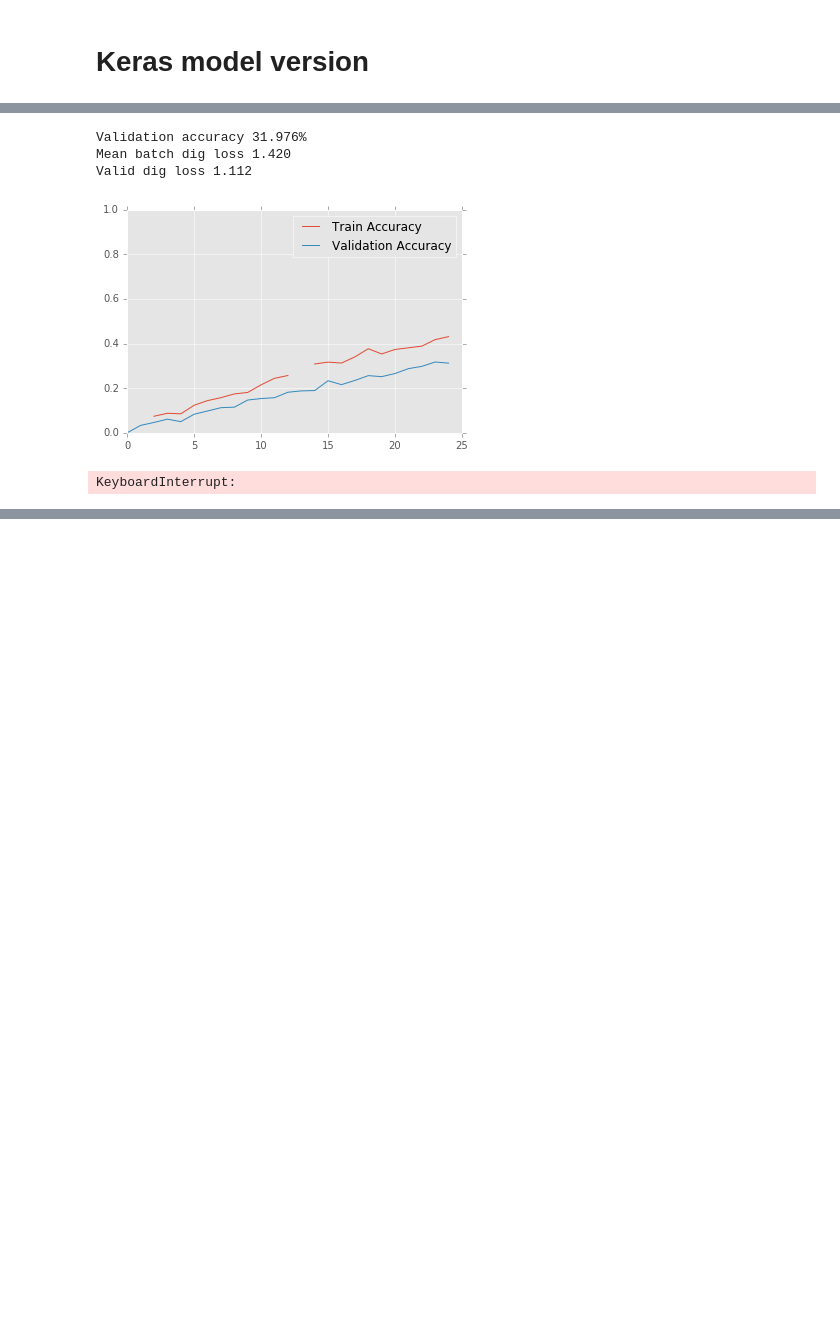
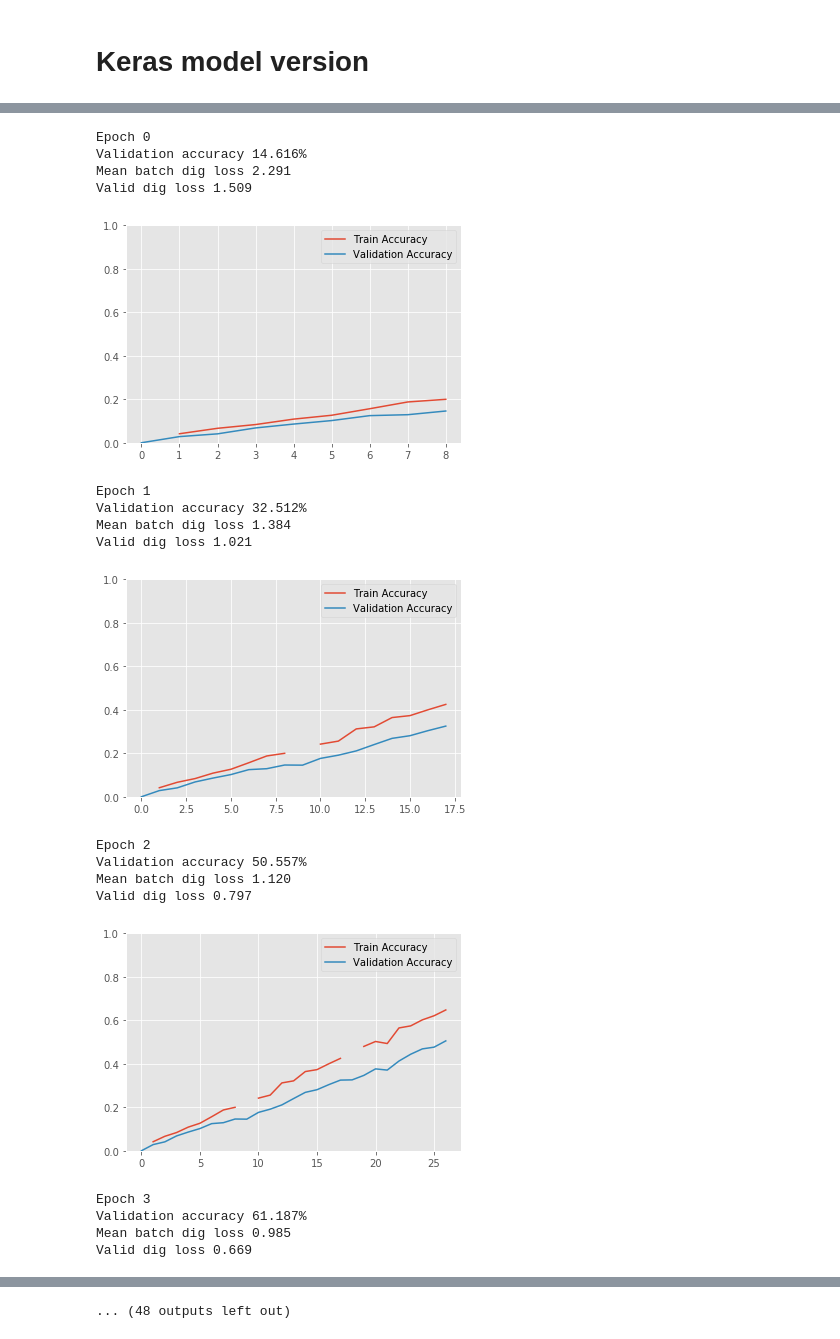
Before and after one commit to idelbrid/SVHN_DeepLearning, a Jupyter notebook: Testing Models on MNIST Synthetic Dataset - No Char Repr.ipynb, the cells around one changed output, grey strips where cells are left out. Saved outputs shown, nothing was run; the diff lists cells and outputs as text; code cells hidden in the pictures; blank space fills up the shorter version.

Commit message:
Testing higher complexity models modeled after vgg for blank char representation

```diff
--- a/Testing Models on MNIST Synthetic Dataset - No Char Repr.ipynb
+++ b/Testing Models on MNIST Synthetic Dataset - No Char Repr.ipynb
@@ -301,23 +304,24 @@ conv1 = Conv2D(5, (3, 3), strides=(1, 1), padding='same', activation='relu')(in0
 conv2 = Conv2D(5, (1, 1), strides=(1, 1), padding='same', activation='relu')(conv1)
 max3 = MaxPooling2D((2, 2), (2, 2), padding='same')(conv2)
 conv4 = Conv2D(15, (3, 3), strides=(1, 1), padding='same', activation='relu')(max3)
-conv5 = Conv2D(7, (1, 1), strides=(1, 1), padding='same', activation='relu')(conv4)
+conv5 = Conv2D(30, (1, 1), strides=(1, 1), padding='same', activation='relu')(conv4)
 max6 = MaxPooling2D((2, 2), (2, 2), padding='same')(conv5)
-conv7 = Conv2D(4, (2, 4), strides=(1, 1), padding='same', activation='relu')(max6)
-resh7 = Reshape([980])(conv7)
-dens8 = Dense(400, activation='relu', kernel_regularizer=l2(0.003))(resh7)
-dens8 = Dropout(0.75)(dens8)
+conv7 = Conv2D(15, (3, 3), strides=(1, 1), padding='same', activation='relu')(max6)
+max8 = MaxPooling2D((2, 2), (2, 2), padding='same')(conv7)
+resh8 = Reshape([-1])(max8)
+dens9 = Dense(400, activation='relu', kernel_regularizer=l2(0.003))(resh8)
+dens9 = Dropout(0.7)(dens9)
 
-dig_9 = Dense(5*11, activation='linear', kernel_regularizer=l2(0.001))(dens8)
-resh9 = Reshape([5, 11])(dig_9)
-softmax9 = Activation('softmax')(resh9)
+dig_10 = Dense(5*11, activation='linear', kernel_regularizer=l2(0.001))(dens9)
+resh10 = Reshape([5, 11])(dig_10)
+softmax10 = Activation('softmax')(resh10)
 
-model = Model(in0, outputs=[softmax9])
+model = Model(in0, outputs=[softmax10])
 opt = Adam(0.001)
 model.compile(optimizer=opt, loss='categorical_crossentropy')
 # %%
 n_epochs = 30
-batch_size = 20
+batch_size = 30
 steps_per_epoch = 250000
 compare_every = 60
 t_dig_losses, v_dig_losses = [], []
@@ -346,36 +330,52 @@ def capture_performance2():
 np.random.seed(123456)
 for ep in range(n_epochs):
     idx = np.arange(len(train_x))
     np.random.shuffle(idx) # shuffling the data each epoch
     train_x = train_x[idx]
     train_y = train_y[idx]
     ep_dig_losses = []
     for batch_idx in range(min(len(train_x)//batch_size, steps_per_epoch)):
         batch_x = train_x[batch_size*batch_idx:(batch_size*(batch_idx+1))].reshape(-1, 28, 140, 1)
         batch_y = train_y[batch_size*batch_idx:(batch_size*(batch_idx+1))]
         total_loss = model.train_on_batch(batch_x, batch_y)
 
         ep_dig_losses.append(total_loss)
         if (batch_idx) % compare_every == 0:
             capture_performance2()
 
+    capture_performance2()
+
     v_dig_proba = model.predict(valid_x)
-    v_dig_loss = model.evaluate(valid_x, valid_y)
+    v_dig_loss = model.evaluate(valid_x, valid_y, verbose=0)
     print("Epoch {}".format(ep))
 #     print(v_acc)
     print("Validation accuracy {:<2.3%}".format(accuracy(valid_y, v_dig_proba)))
 
     print("Mean batch dig loss {:<2.3f}".format(np.mean(ep_dig_losses)))
     print("Valid dig loss {:<2.3f}".format(np.mean(v_dig_loss)))
 
     plt.plot(t_acc, label='Train Accuracy')
     plt.plot(v_acc, label='Validation Accuracy')
     plt.ylim((0, 1))
     plt.legend()
     plt.show()
 # %% [output]
-Validation accuracy 31.976%
-Mean batch dig loss 1.420
-Valid dig loss 1.112
+Epoch 0
+Validation accuracy 14.616%
+Mean batch dig loss 2.291
+Valid dig loss 1.509
-[figure, old version]
+[figure, new version]
-KeyboardInterrupt:
+Epoch 1
+Validation accuracy 32.512%
+Mean batch dig loss 1.384
+Valid dig loss 1.021
+[figure, added]
+Epoch 2
+Validation accuracy 50.557%
+Mean batch dig loss 1.120
+Valid dig loss 0.797
+[figure, added]
+Epoch 3
+Validation accuracy 61.187%
+Mean batch dig loss 0.985
+Valid dig loss 0.669
@@ -381,0 +393 @@ KeyboardInterrupt:
+... (48 outputs left out)
```
Also changed, not shown: parts of 10 cells of this notebook.
